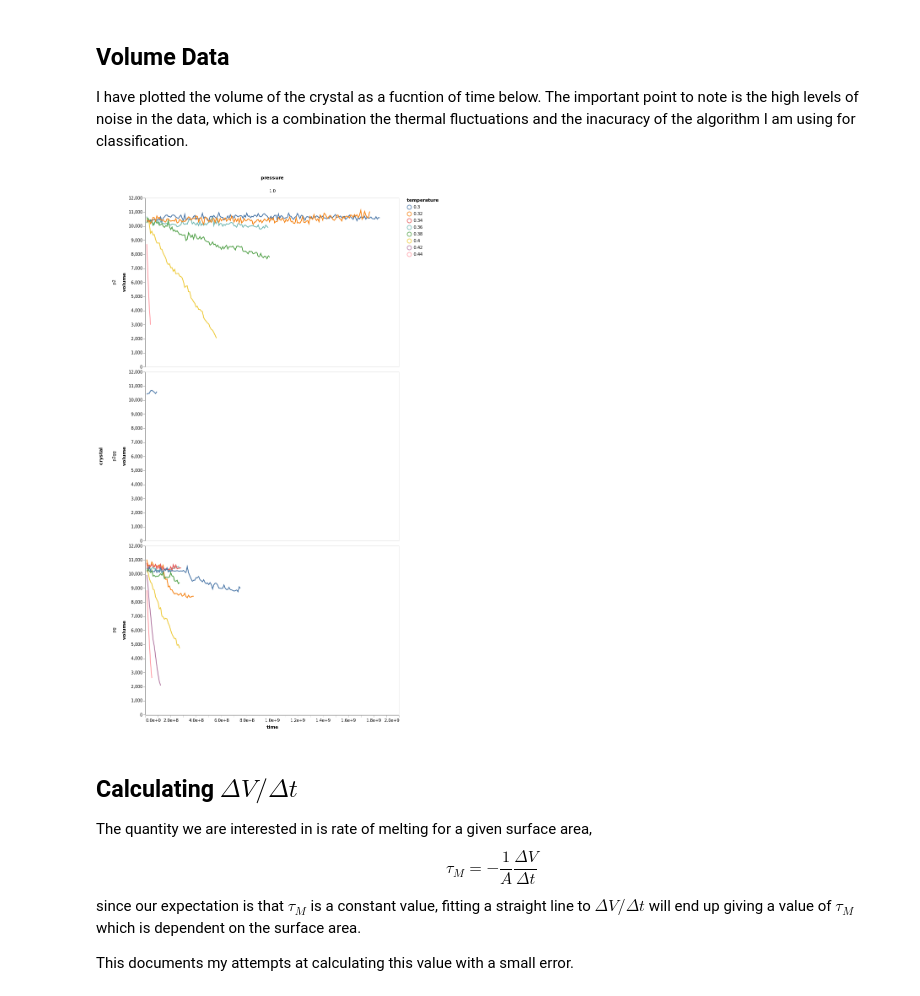
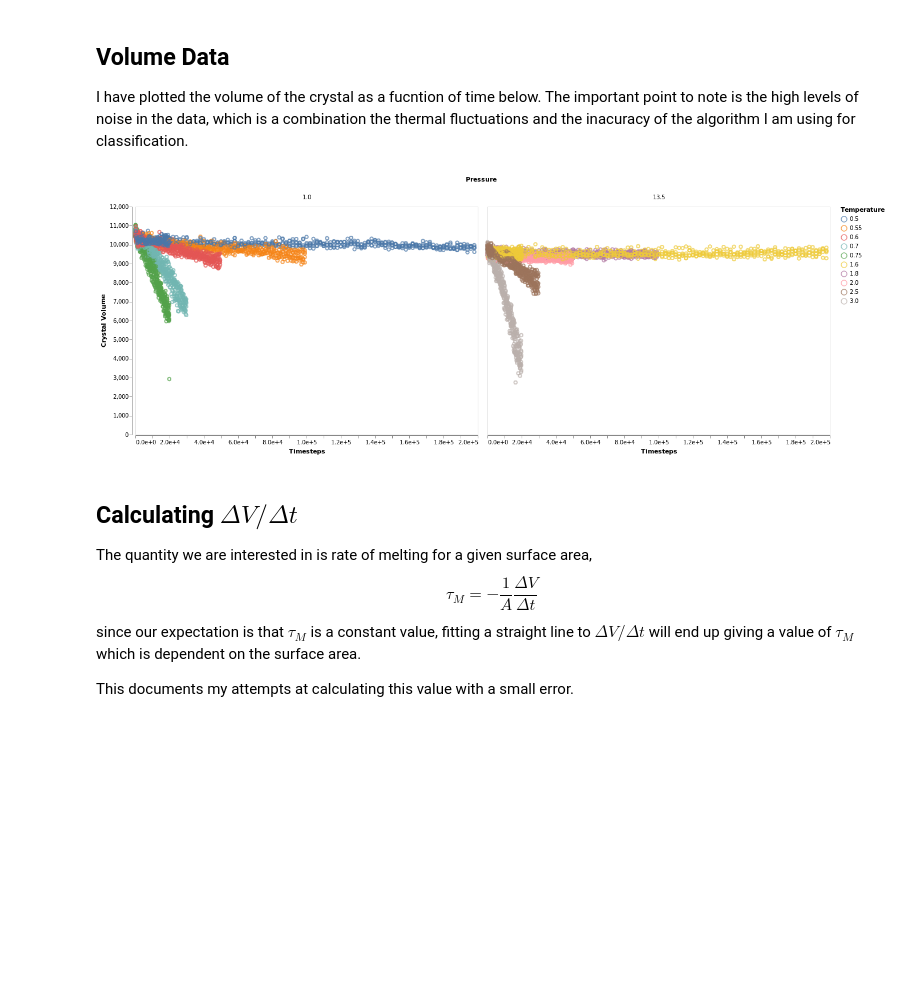
Before and after one commit to malramsay64/Crystal_Melting, a Jupyter notebook: notebooks/10_melting_rates.ipynb, the cells around one changed output. Cells and saved outputs as stored; diff of their text form; code cells hidden in the pictures; blank space fills up the shorter version.

```diff
--- a/notebooks/10_melting_rates.ipynb
+++ b/notebooks/10_melting_rates.ipynb
@@ -31,19 +31,20 @@ Only the data from the low temperature melting is used in this analysis since at
 By resampling the dataset to times of 1ms, the
 # %%
 # Read file with melting data
-melting_df = pandas.read_hdf('../data/analysis/melting_clean.h5', 'fractions', mode='r')
+with pandas.HDFStore('../data/analysis/melting_clean.h5') as store:
+    melting_df = store.get("fractions")
+# melting_df = pandas.read_hdf('../data/analysis/melting.h5', 'fractions', mode='r').query('time > 0')
 # %% [markdown]
 ## Volume Data
 
 I have plotted the volume of the crystal as a fucntion of time below. The important point to note is the high levels of noise in the data, which is a combination the thermal fluctuations and the inacuracy of the algorithm I am using for classification.
 # %%
-chart = alt.Chart(melting_df).mark_line().encode(
-    x=alt.X('time:Q', axis=alt.Axis(format='e')),
-    color='temperature:N',
-    row='crystal:N',
-    column='pressure:N',
-    y='volume:Q',
+chart = alt.Chart(melting_df).mark_point().encode(
+    x=alt.X('time:Q', title="Timesteps", axis=alt.Axis(format='e')),
+    color=alt.Color('temperature:N', title="Temperature"),
+    column=alt.Column('pressure:N', title="Pressure"),
+    y=alt.Y('volume:Q', title="Crystal Volume"),
 )
 chart
 # %% [output]
-[figure, old version]
+[figure, new version]
```
Also changed, not shown: parts of 6 cells of this notebook.
